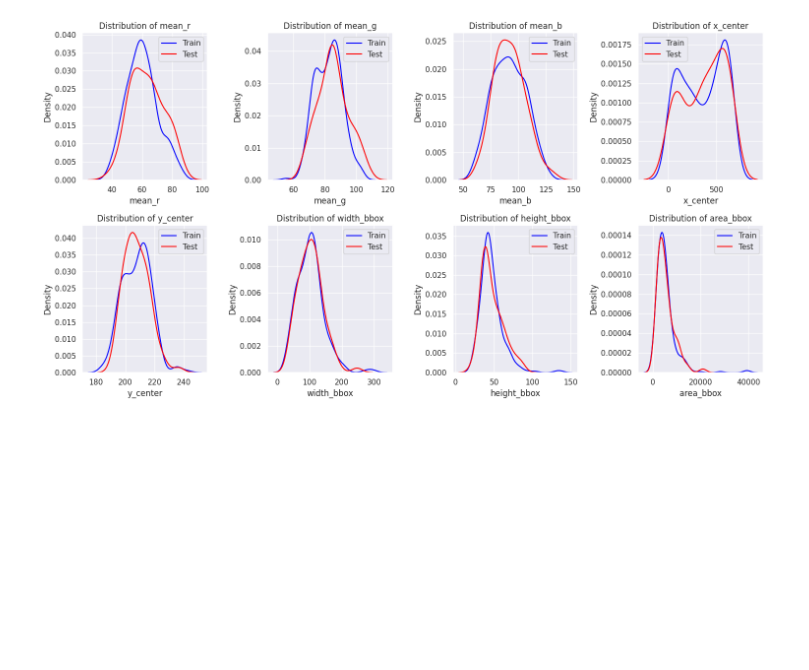
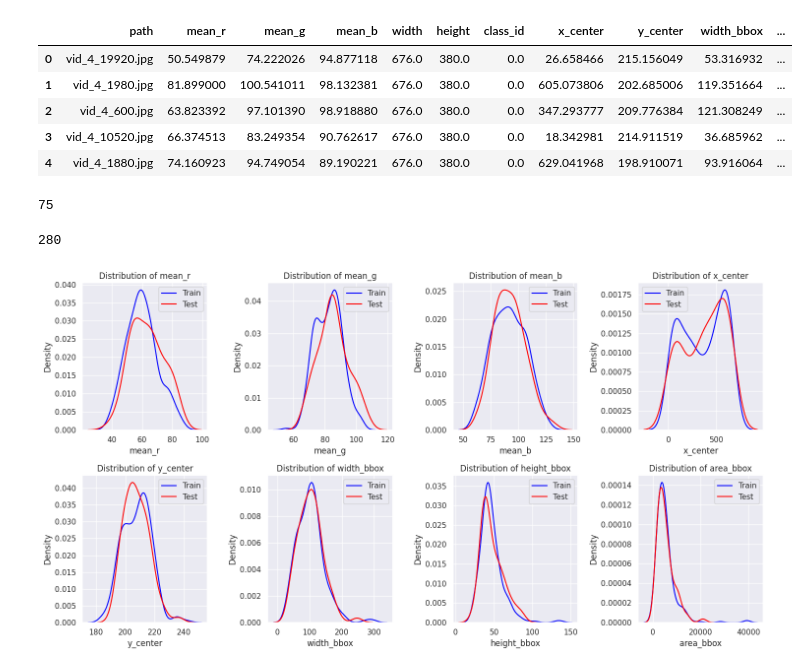
Before and after one commit to geNaNaa/mlops_labs2_3, a Jupyter notebook: lab4.ipynb, the cells around one changed output. Cells and saved outputs as stored; diff of their text form; code cells hidden in the pictures; blank space fills up the shorter version.

```diff
--- a/lab4.ipynb
+++ b/lab4.ipynb
@@ -92,3 +101,20 @@ df_test = pd.concat([df_test,df_test_expanded_labels],axis=1).drop(columns="res_
+# %%
+df_test.head()
+# %% [output]
+|  | path | mean_r | mean_g | mean_b | width | height | class_id | x_center | y_center | width_bbox | ... |
+| 0 | vid_4_19920.jpg | 50.549879 | 74.222026 | 94.877118 | 676.0 | 380.0 | 0.0 | 26.658466 | 215.156049 | 53.316932 | ... |
+| 1 | vid_4_1980.jpg | 81.899000 | 100.541011 | 98.132381 | 676.0 | 380.0 | 0.0 | 605.073806 | 202.685006 | 119.351664 | ... |
+| 2 | vid_4_600.jpg | 63.823392 | 97.101390 | 98.918880 | 676.0 | 380.0 | 0.0 | 347.293777 | 209.776384 | 121.308249 | ... |
+| 3 | vid_4_10520.jpg | 66.374513 | 83.249354 | 90.762617 | 676.0 | 380.0 | 0.0 | 18.342981 | 214.911519 | 36.685962 | ... |
+| 4 | vid_4_1880.jpg | 74.160923 | 94.749054 | 89.190221 | 676.0 | 380.0 | 0.0 | 629.041968 | 198.910071 | 93.916064 | ... |
+# %%
+len(df_test)
+# %% [output]
+75
+# %%
+len(df_train)
+# %% [output]
+280
 # %%
 main_features  = ['mean_r', 'mean_g', 'mean_b','x_center', 'y_center', 'width_bbox', 'height_bbox', 'area_bbox' ]
 
```
Also changed, not shown: parts of 9 cells of this notebook.
